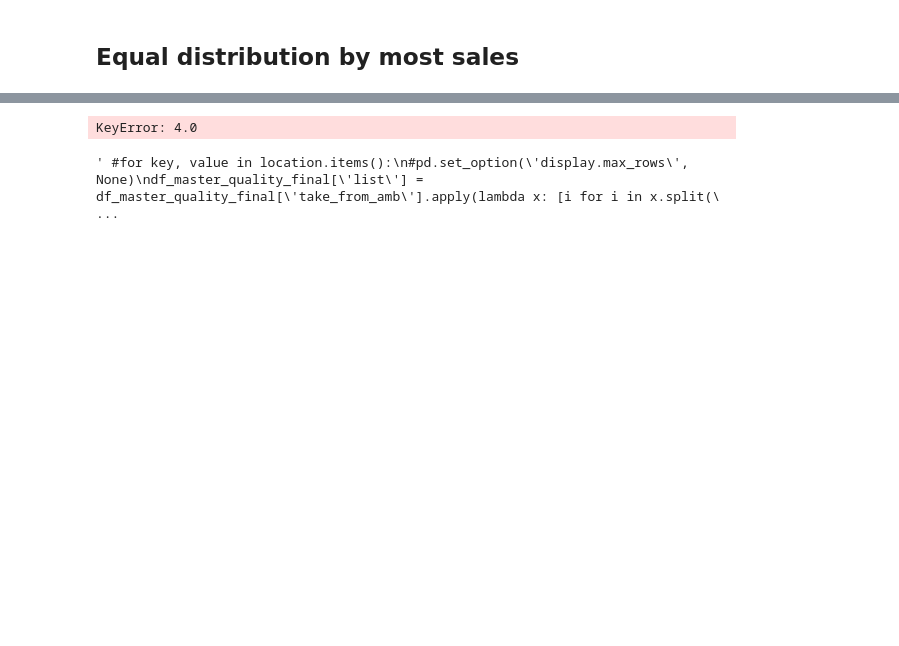
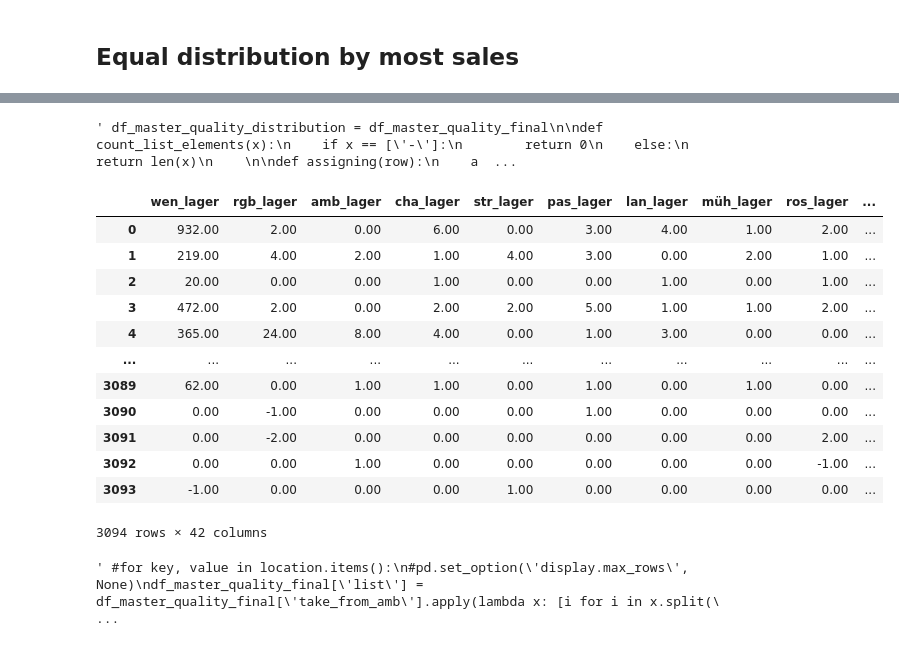
Before and after one commit to capstone-kueblbeck/capstone-kueblbeck, a Jupyter notebook: coding/max_pn.ipynb, the cells around one changed output, grey strips where cells are left out. Saved outputs shown, nothing was run; the diff lists cells and outputs as text; code cells hidden in the pictures; blank space fills up the shorter version.

```diff
--- a/coding/max_pn.ipynb
+++ b/coding/max_pn.ipynb
@@ -814,5 +839,5 @@ df_master_quality_distribution.query('remainder > 0') """
 # %%
-df_master_quality_distribution = df_master_quality_final
+""" df_master_quality_distribution = df_master_quality_final
 
 def count_list_elements(x):
     if x == ['-']:
@@ -848,24 +873,21 @@ def relevant_sale(row):
                 sales.append(row[vk_column])
     return sum(sales)
 
-""" def calculate_percentage(row, key):
-    if row['list'] == ['-']:
-        return '-'
-    else:
-        vk_column = key + '_vk'
-        sales_column = row['sales']
-        if key in row['list'] and row['list'] != [] and row[vk_column] != None:
-            return (row[vk_column] / row[sales_column]) * 100
-        #print("['"+key+"']", row['list']) """
+def calculate_percentage(row):
 
-def calculate_percentage(row):
+    sales = 0
+    total_sales = 0
     for k in row['list']:
         if k != '-':
-            sales_column = row['sales']
-            vk_column = k + '_vk'
-            if vk_column in row.index:
-                return (row[vk_column] / row[sales_column]) * 100
-            return '-'
+            print(k)
+             vk_column = k + '_vk'
+            if vk_column in row.index and row.get(vk_column) != '-' and not pd.isnull(row.get(vk_column)):
+                sales += float(row.get(vk_column))
+            if row.get('sales') != '-' and not pd.isnull(row.get('sales')):
+                total_sales += float(row.get('sales'))
+    if total_sales > 0:
+        return (sales / total_sales) * 100
+    return '-'
 
 
 for key, value in locations.items():
@@ -873,21 +895,31 @@ for key, value in locations.items():
     df_master_quality_distribution['numbers'] = df_master_quality_distribution['list'].apply(count_list_elements)
     df_master_quality_distribution['sales'] = df_master_quality_distribution.apply(relevant_sale, axis=1)
     df_master_quality_distribution[key + '_sales in %'] = df_master_quality_distribution.apply(calculate_percentage, axis=1)
-
-    #df_master_quality_distribution['dividing'] = (df_master_quality_distribution[key +'_lager']/df_master_quality_distribution['numbers']).apply(np.floor)
-    #df_master_quality_distribution['remainder'] = (df_master_quality_distribution[key + '_lager']%df_master_quality_distribution['numbers'])
-    #df_master_quality_distribution['best_sales'] = df_master_quality_distribution.apply(best_sale, axis=1)
-    #df_master_quality_distribution['locations'] = df_master_quality_distribution.apply(assigning, axis=1)
-    #df_master_quality_distribution['locations'] = [','.join(map(str, l)) for l in df_master_quality_distribution['locations']]
-    #df_master_quality_distribution['locations'] = df_master_quality_distribution['locations'].replace(["- (nan)", "- (inf)", "- (-inf)"], "-")
-    #df_master_quality_distribution['take_from_' + key] = df_master_quality_distribution['locations']
-    df_master_quality_distribution.reset_index(inplace=True)
-
-
-#df_master_quality_distribution[['artnr', 'amb_vk', 'str_vk', 'pas_vk', 'sales']].query('artnr == "CO3512"')
-df_master_quality_distribution.query('numbers > 1')
+    df_master_quality_distribution['dividing'] = (df_master_quality_distribution[key +'_lager']/df_master_quality_distribution['numbers']).apply(np.floor)
+    df_master_quality_distribution['remainder'] = (df_master_quality_distribution[key + '_lager']%df_master_quality_distribution['numbers'])
+    df_master_quality_distribution['best_sales'] = df_master_quality_distribution.apply(best_sale, axis=1)
+    df_master_quality_distribution['locations'] = df_master_quality_distribution.apply(assigning, axis=1)
+    df_master_quality_distribution['locations'] = [','.join(map(str, l)) for l in df_master_quality_distribution['locations']]
+    df_master_quality_distribution['locations'] = df_master_quality_distribution['locations'].replace(["- (nan)", "- (inf)", "- (-inf)"], "-")
+    df_master_quality_distribution['take_from_' + key] = df_master_quality_distribution['locations'] """
 # %% [output]
-KeyError: 4.0
+' df_master_quality_distribution = df_master_quality_final\n\ndef count_list_elements(x):\n    if x == [\'-\']:\n        return 0\n    else:\n        return len(x)\n    \n\ndef assigning(row):\n    a  ...
+# %%
+df_master_quality_distribution.drop(['gesamt_quality', 'gesamt_vk', 'artnr', 'gesamt_lager', 'basispreis', 'basispr_summe', 'beschreibung', 'level_0', 'lieferant', 'lfnr', 'index', 'ltz_vk_ges', 'ltz_vk_wen', 'ltz_vk_rgb', 'ltz_vk_amb', 'ltz_vk_cha', 'ltz_vk_str', 'ltz_vk_pas', 'ltz_vk_lan', 'ltz_vk_müh', 'ltz_vk_ros'], axis=1)
+# %% [output]
+|  | wen_lager | rgb_lager | amb_lager | cha_lager | str_lager | pas_lager | lan_lager | müh_lager | ros_lager | ... |
+| 0 | 932.00 | 2.00 | 0.00 | 6.00 | 0.00 | 3.00 | 4.00 | 1.00 | 2.00 | ... |
+| 1 | 219.00 | 4.00 | 2.00 | 1.00 | 4.00 | 3.00 | 0.00 | 2.00 | 1.00 | ... |
+| 2 | 20.00 | 0.00 | 0.00 | 1.00 | 0.00 | 0.00 | 1.00 | 0.00 | 1.00 | ... |
+| 3 | 472.00 | 2.00 | 0.00 | 2.00 | 2.00 | 5.00 | 1.00 | 1.00 | 2.00 | ... |
+| 4 | 365.00 | 24.00 | 8.00 | 4.00 | 0.00 | 1.00 | 3.00 | 0.00 | 0.00 | ... |
+| ... | ... | ... | ... | ... | ... | ... | ... | ... | ... | ... |
+| 3089 | 62.00 | 0.00 | 1.00 | 1.00 | 0.00 | 1.00 | 0.00 | 1.00 | 0.00 | ... |
+| 3090 | 0.00 | -1.00 | 0.00 | 0.00 | 0.00 | 1.00 | 0.00 | 0.00 | 0.00 | ... |
+| 3091 | 0.00 | -2.00 | 0.00 | 0.00 | 0.00 | 0.00 | 0.00 | 0.00 | 2.00 | ... |
+| 3092 | 0.00 | 0.00 | 1.00 | 0.00 | 0.00 | 0.00 | 0.00 | 0.00 | -1.00 | ... |
+| 3093 | -1.00 | 0.00 | 0.00 | 0.00 | 1.00 | 0.00 | 0.00 | 0.00 | 0.00 | ... |
+3094 rows × 42 columns
 # %%
 """ #for key, value in location.items():
 #pd.set_option('display.max_rows', None)
```
Also changed, not shown: parts of 5 cells of this notebook.
